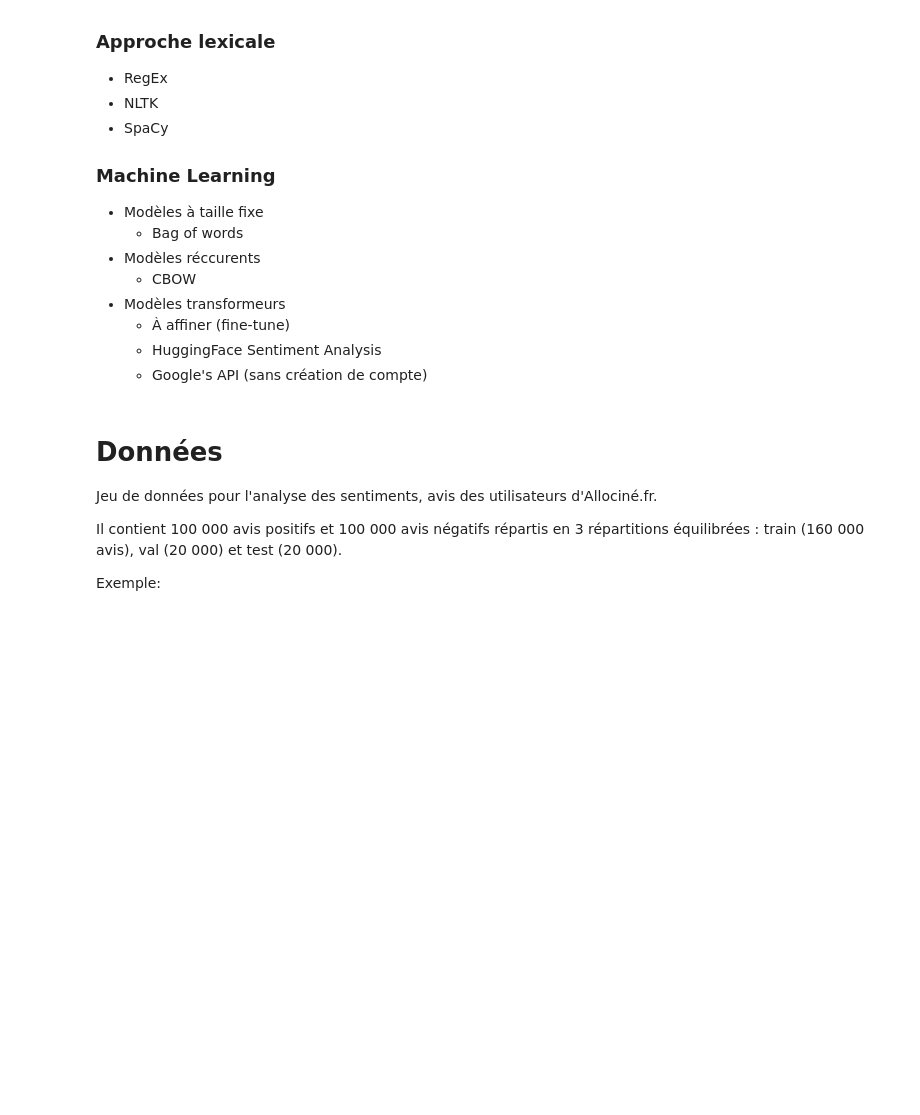
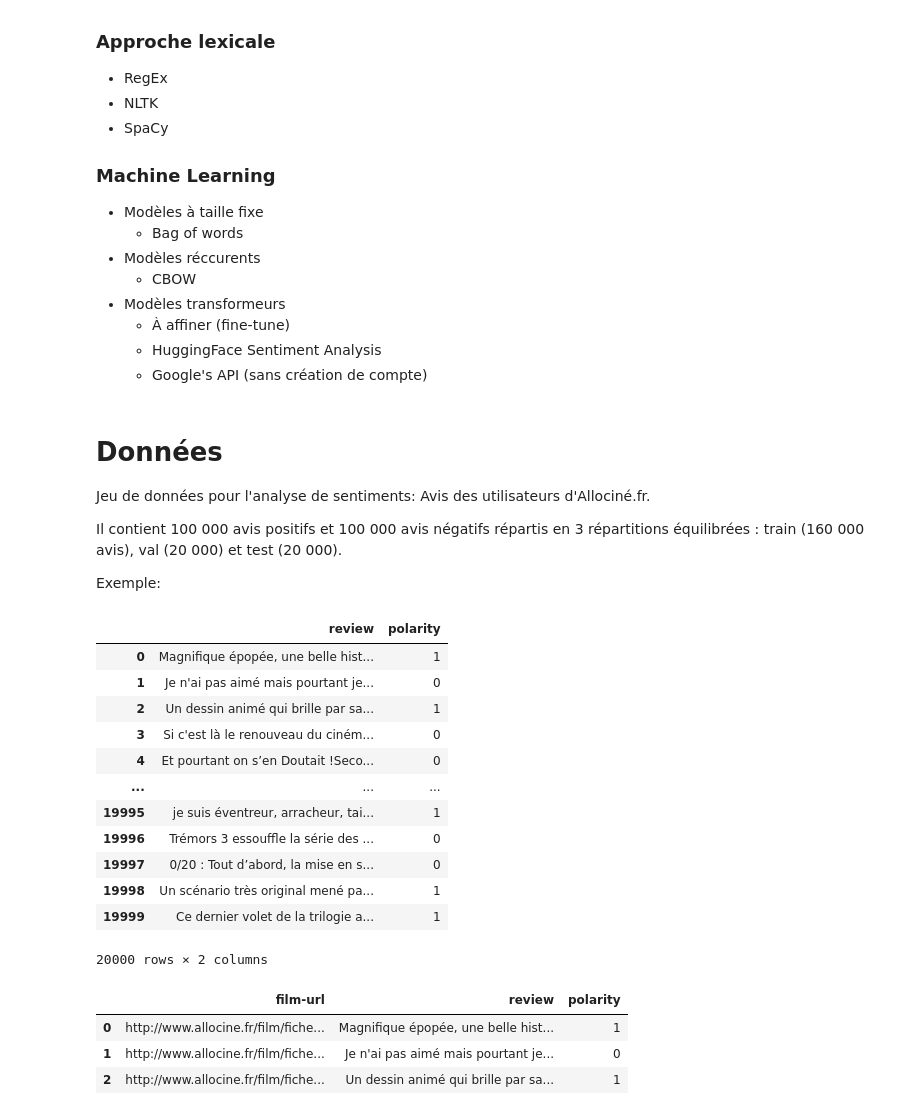
Before and after one commit to Vachonni/TrainingNLP, a Jupyter notebook: ConsortFormationNLP.ipynb, the cells around one changed output. Cells and saved outputs as stored; diff of their text form; code cells hidden in the pictures; blank space fills up the shorter version.

```diff
--- a/ConsortFormationNLP.ipynb
+++ b/ConsortFormationNLP.ipynb
@@ -26,11 +26,48 @@
 # %% [markdown]
 # Données
 
-Jeu de données pour l'analyse des sentiments, avis des utilisateurs d'Allociné.fr.
+Jeu de données pour l'analyse de sentiments: Avis des utilisateurs d'Allociné.fr.
 
 Il contient 100 000 avis positifs et 100 000 avis négatifs répartis en 3 répartitions équilibrées : train (160 000 avis), val (20 000) et test (20 000).
 
 Exemple:
+# %%
+import pickle
+import tarfile
+
+import pandas as pd
+
+import config
+
+
+with tarfile.open(config.base_dir + '/Data/data.tar.bz2', 'r:bz2') as tar:
+    datafile = tar.extractfile('data/allocine_dataset.pickle')
+    data = pickle.load(datafile)
+
+# print all cell content in the column 'review'
+pd.set_option('display.max_colwidth', None)
+data["test_set"][:3]
+# %% [output]
+|  | review | polarity |
+| 0 | Magnifique épopée, une belle hist... | 1 |
+| 1 | Je n'ai pas aimé mais pourtant je... | 0 |
+| 2 | Un dessin animé qui brille par sa... | 1 |
+| 3 | Si c'est là le renouveau du ciném... | 0 |
+| 4 | Et pourtant on s’en Doutait !Seco... | 0 |
+| ... | ... | ... |
+| 19995 | je suis éventreur, arracheur, tai... | 1 |
+| 19996 | Trémors 3 essouffle la série des ... | 0 |
+| 19997 | 0/20 : Tout d’abord, la mise en s... | 0 |
+| 19998 | Un scénario très original mené pa... | 1 |
+| 19999 | Ce dernier volet de la trilogie a... | 1 |
+20000 rows × 2 columns
+# %%
+i
+# %% [output]
+|  | film-url | review | polarity |
+| 0 | http://www.allocine.fr/film/fiche... | Magnifique épopée, une belle hist... | 1 |
+| 1 | http://www.allocine.fr/film/fiche... | Je n'ai pas aimé mais pourtant je... | 0 |
+| 2 | http://www.allocine.fr/film/fiche... | Un dessin animé qui brille par sa... | 1 |
 # %% [markdown]
 # A- Méthode du dictionnaire
 
```
Also changed, not shown: parts of 4 cells of this notebook, 1 other file.
